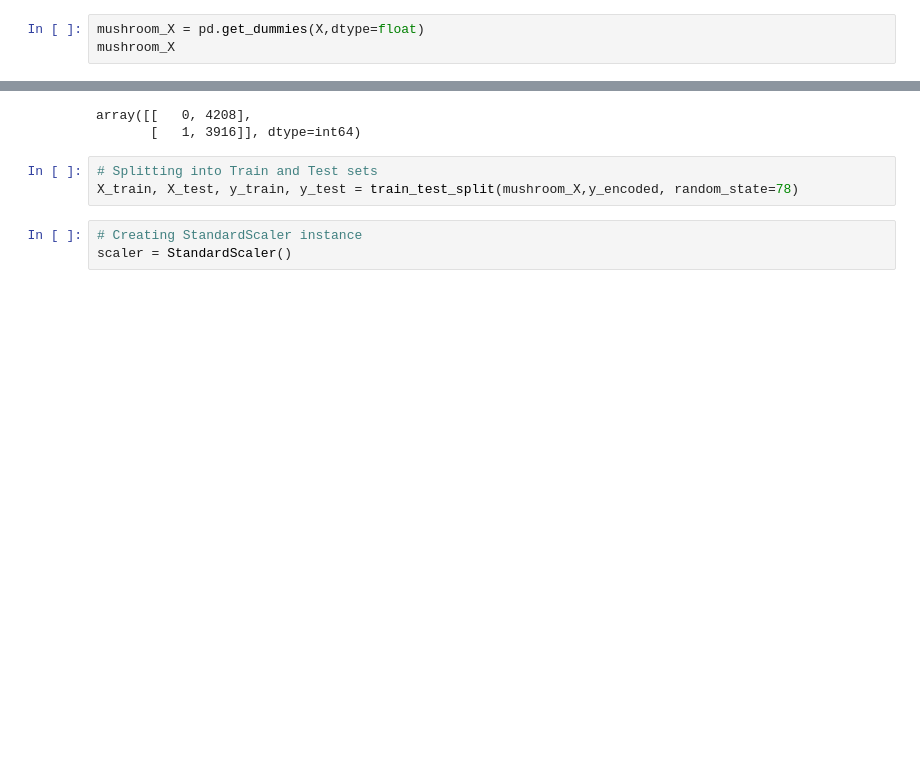
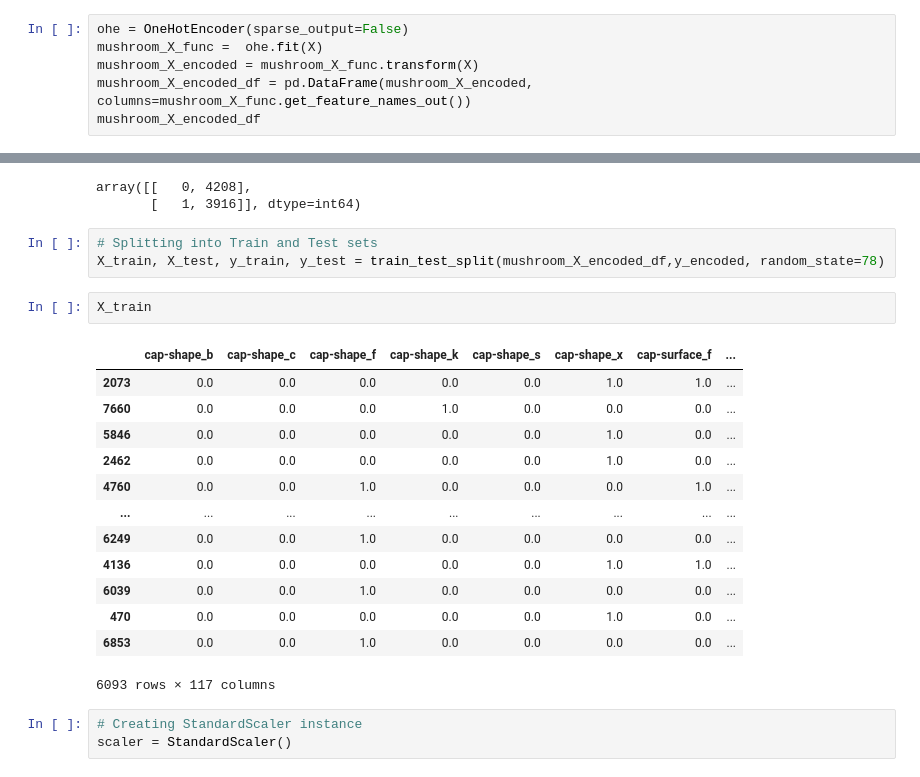
Before and after one commit to Nomadic-Shedevil/Project_4_Group_1, a Jupyter notebook: Random_Forest_Analysis.ipynb, the cells around one changed output, grey strips where cells are left out. Cells and saved outputs as stored; diff of their text form; blank space fills up the shorter version.

```diff
--- a/Random_Forest_Analysis.ipynb
+++ b/Random_Forest_Analysis.ipynb
@@ -139,6 +141,9 @@ dtype: int64
 # %%
-mushroom_X = pd.get_dummies(X,dtype=float)
-mushroom_X
+ohe = OneHotEncoder(sparse_output=False)
+mushroom_X_func =  ohe.fit(X)
+mushroom_X_encoded = mushroom_X_func.transform(X)
+mushroom_X_encoded_df = pd.DataFrame(mushroom_X_encoded, columns=mushroom_X_func.get_feature_names_out())
+mushroom_X_encoded_df
 # %% [output]
 |  | cap-shape_b | cap-shape_c | cap-shape_f | cap-shape_k | cap-shape_s | cap-shape_x | cap-surface_f | ... |
 | 0 | 0.0 | 0.0 | 0.0 | 0.0 | 0.0 | 1.0 | 0.0 | ... |
@@ -161,7 +166,23 @@ array([[   0, 4208],
        [   1, 3916]], dtype=int64)
 # %%
 # Splitting into Train and Test sets
-X_train, X_test, y_train, y_test = train_test_split(mushroom_X,y_encoded, random_state=78)
+X_train, X_test, y_train, y_test = train_test_split(mushroom_X_encoded_df,y_encoded, random_state=78)
+# %%
+X_train
+# %% [output]
+|  | cap-shape_b | cap-shape_c | cap-shape_f | cap-shape_k | cap-shape_s | cap-shape_x | cap-surface_f | ... |
+| 2073 | 0.0 | 0.0 | 0.0 | 0.0 | 0.0 | 1.0 | 1.0 | ... |
+| 7660 | 0.0 | 0.0 | 0.0 | 1.0 | 0.0 | 0.0 | 0.0 | ... |
+| 5846 | 0.0 | 0.0 | 0.0 | 0.0 | 0.0 | 1.0 | 0.0 | ... |
+| 2462 | 0.0 | 0.0 | 0.0 | 0.0 | 0.0 | 1.0 | 0.0 | ... |
+| 4760 | 0.0 | 0.0 | 1.0 | 0.0 | 0.0 | 0.0 | 1.0 | ... |
+| ... | ... | ... | ... | ... | ... | ... | ... | ... |
+| 6249 | 0.0 | 0.0 | 1.0 | 0.0 | 0.0 | 0.0 | 0.0 | ... |
+| 4136 | 0.0 | 0.0 | 0.0 | 0.0 | 0.0 | 1.0 | 1.0 | ... |
+| 6039 | 0.0 | 0.0 | 1.0 | 0.0 | 0.0 | 0.0 | 0.0 | ... |
+| 470 | 0.0 | 0.0 | 0.0 | 0.0 | 0.0 | 1.0 | 0.0 | ... |
+| 6853 | 0.0 | 0.0 | 1.0 | 0.0 | 0.0 | 0.0 | 0.0 | ... |
+6093 rows × 117 columns
 # %%
 # Creating StandardScaler instance
 scaler = StandardScaler()
```
Also changed, not shown: parts of 7 cells of this notebook, 2 other files.
